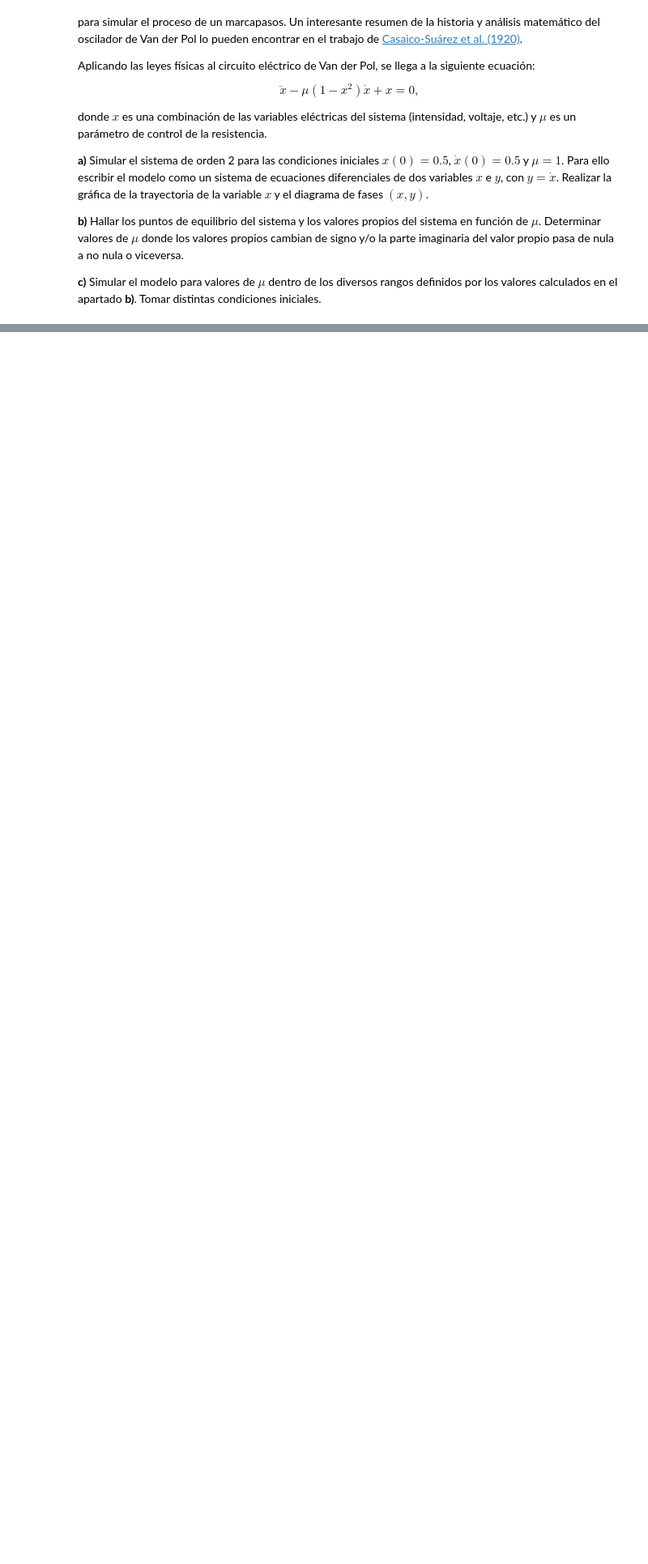
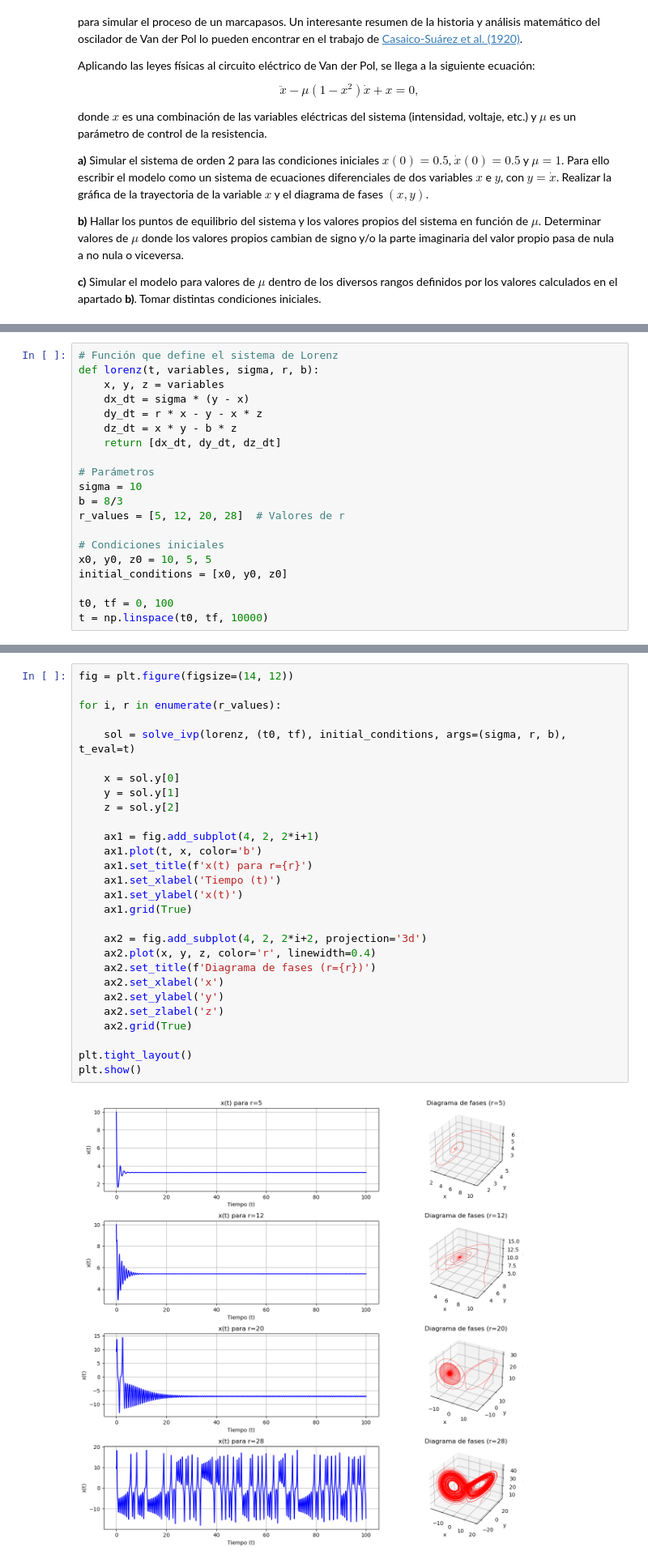
Before and after one commit to SimSocLab/Modelos_deterministas, a Jupyter notebook: Ejercicios_det2_prop.ipynb, the cells around one changed output, grey strips where cells are left out. Shown at 81% size. Cells and saved outputs as stored; diff of their text form; blank space fills up the shorter version.

```diff
--- a/Ejercicios_det2_prop.ipynb
+++ b/Ejercicios_det2_prop.ipynb
@@ -381,0 +402,20 @@ El modelo representa de forma muy simplificada el sistema del clima. Por tanto,
+# %%
+# Función que define el sistema de Lorenz
+def lorenz(t, variables, sigma, r, b):
+    x, y, z = variables
+    dx_dt = sigma * (y - x)
+    dy_dt = r * x - y - x * z
+    dz_dt = x * y - b * z
+    return [dx_dt, dy_dt, dz_dt]
+
+# Parámetros
+sigma = 10
+b = 8/3
+r_values = [5, 12, 20, 28]  # Valores de r
+
+# Condiciones iniciales
+x0, y0, z0 = 10, 5, 5
+initial_conditions = [x0, y0, z0]
+
+t0, tf = 0, 100
+t = np.linspace(t0, tf, 10000)
@@ -381,0 +424,30 @@ El modelo representa de forma muy simplificada el sistema del clima. Por tanto,
+# %%
+fig = plt.figure(figsize=(14, 12))
+
+for i, r in enumerate(r_values):
+
+    sol = solve_ivp(lorenz, (t0, tf), initial_conditions, args=(sigma, r, b), t_eval=t)
+
+    x = sol.y[0]
+    y = sol.y[1]
+    z = sol.y[2]
+
+    ax1 = fig.add_subplot(4, 2, 2*i+1)
+    ax1.plot(t, x, color='b')
+    ax1.set_title(f'x(t) para r={r}')
+    ax1.set_xlabel('Tiempo (t)')
+    ax1.set_ylabel('x(t)')
+    ax1.grid(True)
+
+    ax2 = fig.add_subplot(4, 2, 2*i+2, projection='3d')
+    ax2.plot(x, y, z, color='r', linewidth=0.4)
+    ax2.set_title(f'Diagrama de fases (r={r})')
+    ax2.set_xlabel('x')
+    ax2.set_ylabel('y')
+    ax2.set_zlabel('z')
+    ax2.grid(True)
+
+plt.tight_layout()
+plt.show()
+# %% [output]
+[figure, added]
```
Also changed, not shown: parts of 28 cells of this notebook.
